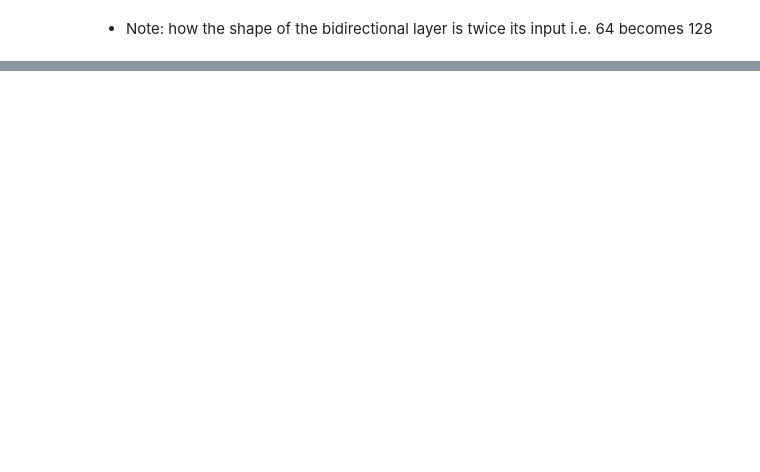
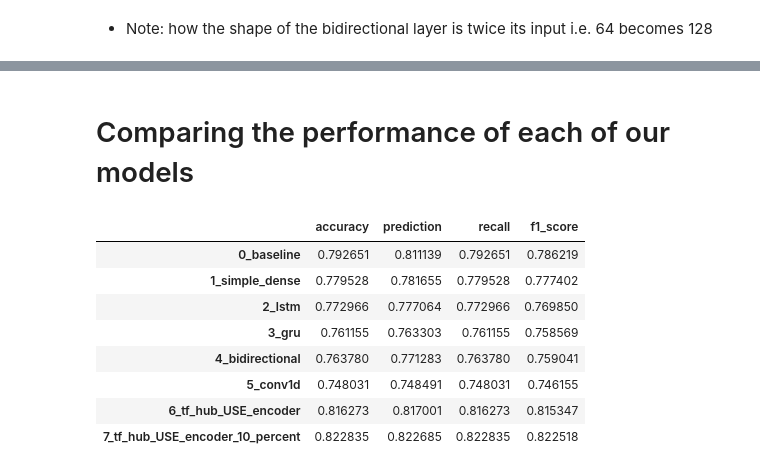
Before and after one commit to ucheokechukwu/ml_tensorflow_deeplearning, a Jupyter notebook: 08_introduction_to_nlp_in_tensorflow.ipynb, the cells around one changed output, grey strips where cells are left out. Cells and saved outputs as stored; diff of their text form; code cells hidden in the pictures; blank space fills up the shorter version.

```diff
--- a/08_introduction_to_nlp_in_tensorflow.ipynb
+++ b/08_introduction_to_nlp_in_tensorflow.ipynb
@@ -866,0 +1086,4 @@ Epoch 5/5
+# %%
+train_sentences_10_percent=train_10_percent.text.to_list()
+train_labels_10_percent=train_10_percent.target.to_list()
+len(train_sentences_10_percent), len(train_labels_10_percent)
@@ -875,0 +1230,13 @@ calculate_predictions_and_results(model_4)
+# %%
+# Can't change the name so we're going to copy and paste this one again!
+model_8 = tf.keras.Sequential([
+    encoder_layer,
+    layers.Dense(64, activation="relu"),
+    layers.Dense(1,activation="sigmoid")
+    ],
+    name="model_7_USE_feature_extractor_correct_split"
+)
+model_8.summary()
+model_8.compile(loss="binary_crossentropy",
+                optimizer="Adam",
+                metrics="accuracy")
@@ -875,0 +1259,5 @@ calculate_predictions_and_results(model_4)
+# %%
+history_8 = model_8.fit(train_sentences_10_percent, train_labels_10_percent,
+                        validation_data=(val_sentences, val_labels),
+                        epochs=5,
+                        callbacks=[create_tensorboard_callback(SAVE_DIR,"model_8")])
@@ -875,0 +1276,3 @@ calculate_predictions_and_results(model_4)
+# %%
+model_7_results = calculate_predictions_and_results(model_8)
+model_7_results
@@ -875,0 +1295,25 @@ calculate_predictions_and_results(model_4)
+# %% [markdown]
+# Comparing the performance of each of our models
+# %%
+# Combine model results into DataFrame
+all_model_results = pd.DataFrame({"0_baseline": baseline_results,
+                                  "1_simple_dense": model_1_results,
+                                  "2_lstm": model_2_results,
+                                  "3_gru": model_3_results,
+                                  "4_bidirectional": model_4_results,
+                                  "5_conv1d": model_5_results,
+                                  "6_tf_hub_USE_encoder": model_6_results,
+                                  "7_tf_hub_USE_encoder_10_percent": model_7_results})
+all_model_results = all_model_results.transpose()
+all_model_results["accuracy"] = all_model_results["accuracy"]/100
+all_model_results
+# %% [output]
+|  | accuracy | prediction | recall | f1_score |
+| 0_baseline | 0.792651 | 0.811139 | 0.792651 | 0.786219 |
+| 1_simple_dense | 0.779528 | 0.781655 | 0.779528 | 0.777402 |
+| 2_lstm | 0.772966 | 0.777064 | 0.772966 | 0.769850 |
+| 3_gru | 0.761155 | 0.763303 | 0.761155 | 0.758569 |
+| 4_bidirectional | 0.763780 | 0.771283 | 0.763780 | 0.759041 |
+| 5_conv1d | 0.748031 | 0.748491 | 0.748031 | 0.746155 |
+| 6_tf_hub_USE_encoder | 0.816273 | 0.817001 | 0.816273 | 0.815347 |
+| 7_tf_hub_USE_encoder_10_percent | 0.822835 | 0.822685 | 0.822835 | 0.822518 |
```
Also changed, not shown: parts of 111 cells of this notebook.
